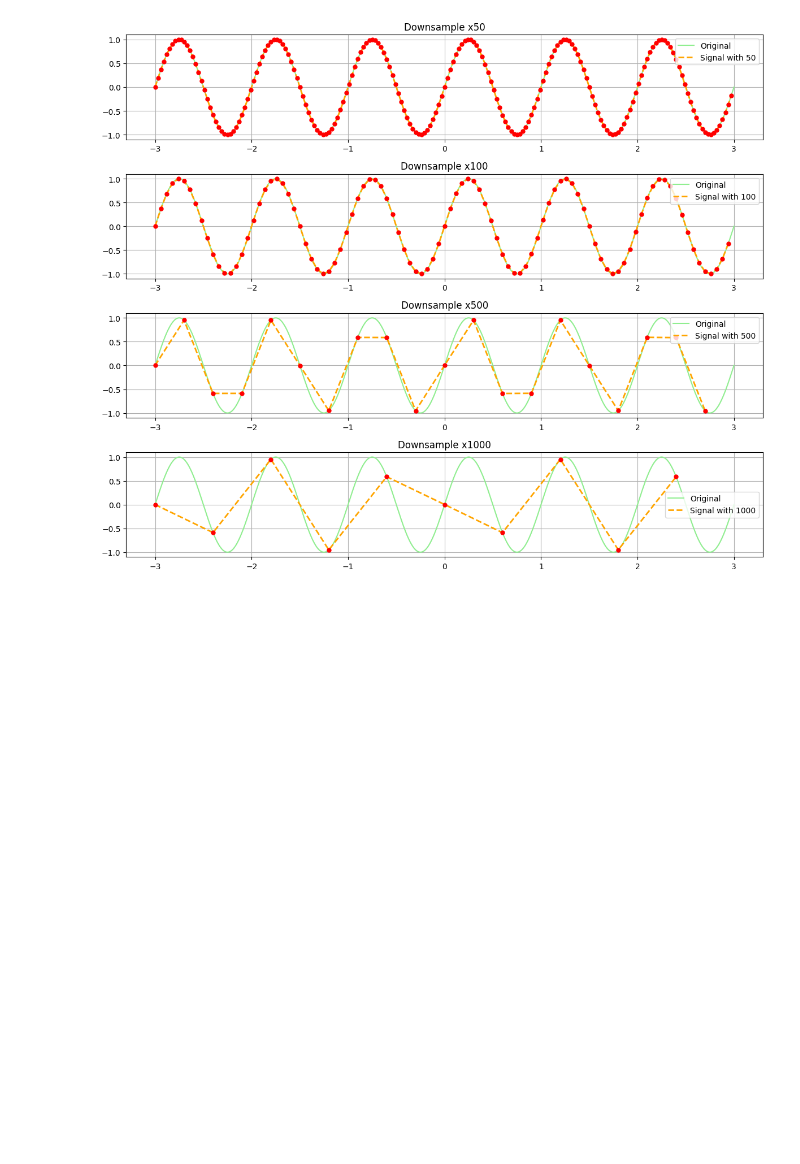
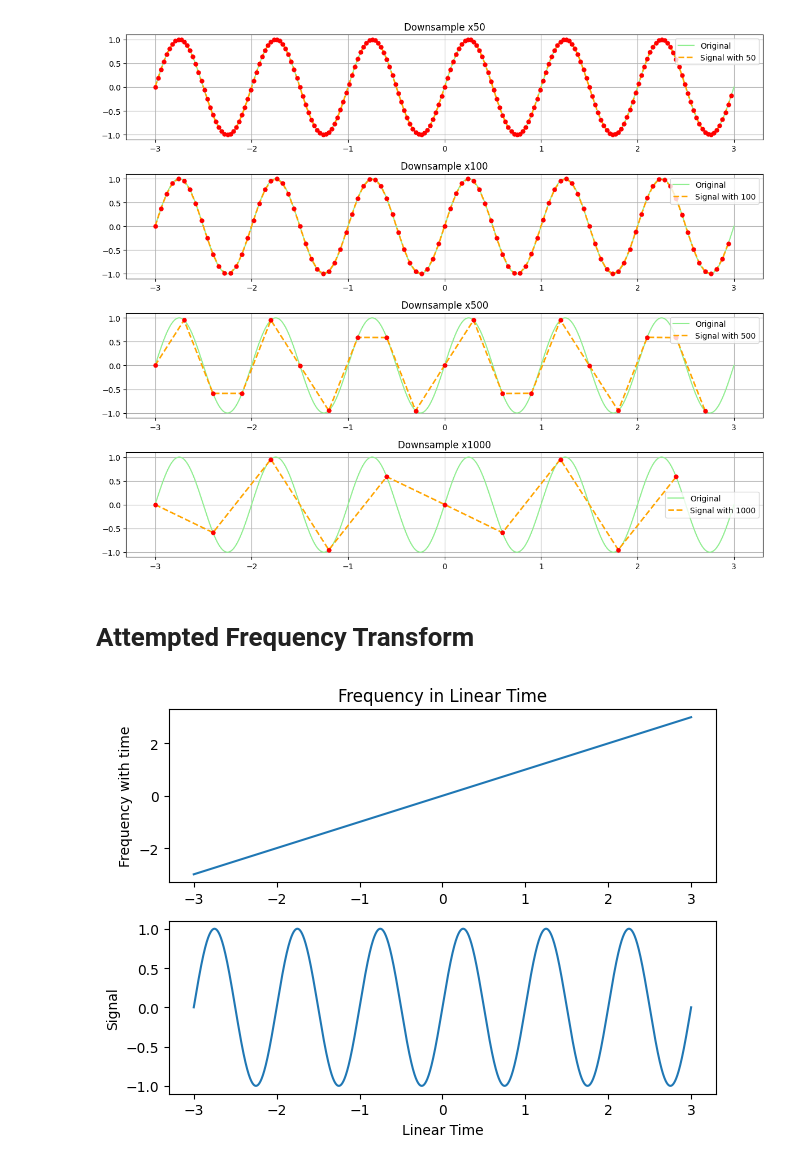
Before and after one commit to WuiiiGithub/Learn, a Jupyter notebook: ai/learnings/signals/lessons/module1.ipynb, the cells around one changed output. Drawn from its saved outputs; the diff is of its cells as text; code cells hidden in the pictures; blank space fills up the shorter version.

```diff
--- a/ai/learnings/signals/lessons/module1.ipynb
+++ b/ai/learnings/signals/lessons/module1.ipynb
@@ -158,3 +158,28 @@ plt.tight_layout()
 plt.show()
 # %% [output]
 [figure]
+# %% [markdown]
+# Attempted Frequency Transform
+# %%
+linear_time_func = lambda m,c=0: m*time + c
+
+plt.subplot(2, 1, 1)
+plt.plot(
+    time,
+    linear_time_func(1)
+)
+plt.title("Frequency in Linear Time")
+plt.ylabel("Frequency with time")
+
+plt.subplot(2, 1, 2)
+plt.plot(
+    time,
+    np.sin(2 * np.pi * linear_time_func(1))
+)
+plt.xlabel("Linear Time")
+plt.ylabel("Signal")
+
+plt.tight_layout()
+plt.show()
+# %% [output]
+[figure, added]
```
Also changed, not shown: parts of 11 cells of this notebook, 1 other file.
